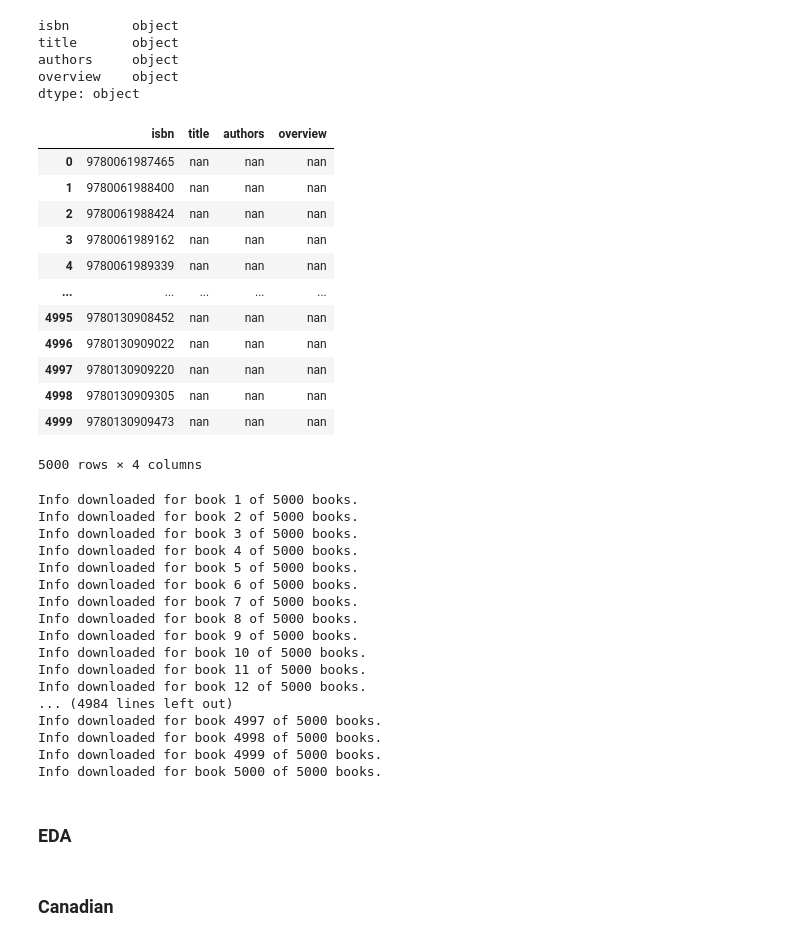
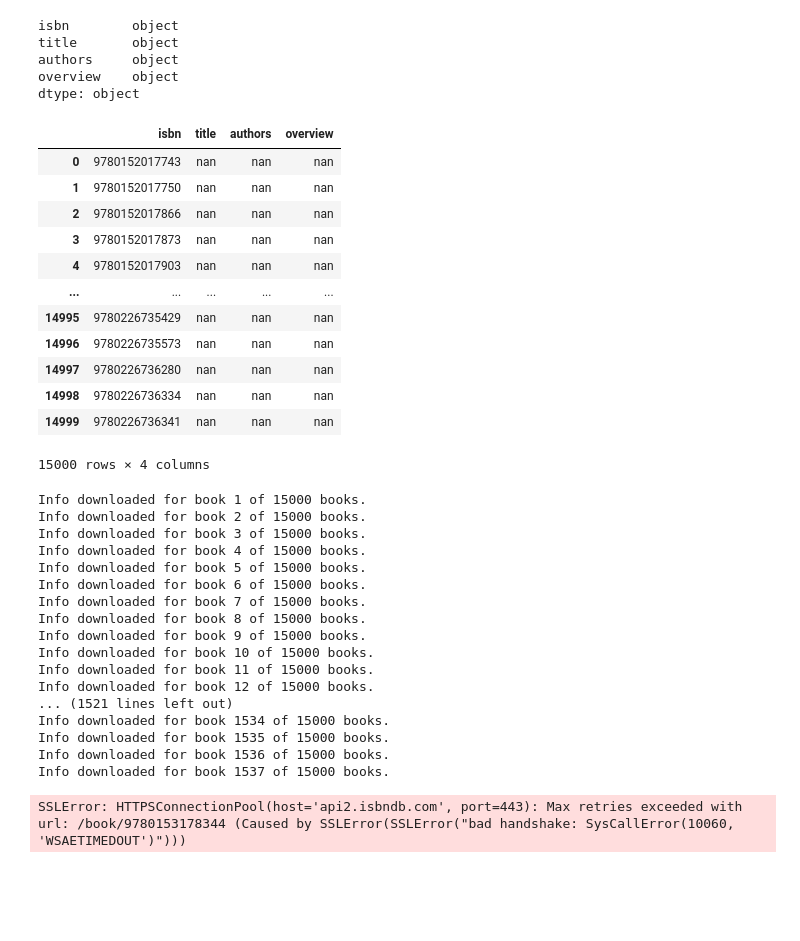
Before and after one commit to shawnsyms/shawnsyms.github.io, a Jupyter notebook: readMoreCanlit/part_3/code/data_acquisition_1.ipynb, the cells around one changed output. Drawn from its saved outputs; the diff is of its cells as text; code cells hidden in the pictures; blank space fills up the shorter version.

```diff
--- a/readMoreCanlit/part_3/code/data_acquisition_1.ipynb
+++ b/readMoreCanlit/part_3/code/data_acquisition_1.ipynb
@@ -53,22 +53,22 @@ authors     object
 overview    object
 dtype: object
 # %%
-isbn = isbn[:5000]
+isbn = isbn[:15000]
 isbn
 # %% [output]
 |  | isbn | title | authors | overview |
-| 0 | 9780061987465 | nan | nan | nan |
-| 1 | 9780061988400 | nan | nan | nan |
-| 2 | 9780061988424 | nan | nan | nan |
-| 3 | 9780061989162 | nan | nan | nan |
-| 4 | 9780061989339 | nan | nan | nan |
+| 0 | 9780152017743 | nan | nan | nan |
+| 1 | 9780152017750 | nan | nan | nan |
+| 2 | 9780152017866 | nan | nan | nan |
+| 3 | 9780152017873 | nan | nan | nan |
+| 4 | 9780152017903 | nan | nan | nan |
 | ... | ... | ... | ... | ... |
-| 4995 | 9780130908452 | nan | nan | nan |
-| 4996 | 9780130909022 | nan | nan | nan |
-| 4997 | 9780130909220 | nan | nan | nan |
-| 4998 | 9780130909305 | nan | nan | nan |
-| 4999 | 9780130909473 | nan | nan | nan |
+| 14995 | 9780226735429 | nan | nan | nan |
+| 14996 | 9780226735573 | nan | nan | nan |
+| 14997 | 9780226736280 | nan | nan | nan |
+| 14998 | 9780226736334 | nan | nan | nan |
+| 14999 | 9780226736341 | nan | nan | nan |
-5000 rows × 4 columns
+15000 rows × 4 columns
 # %%
 for j in range(len(isbn)):
 
@@ -99,27 +99,26 @@ for j in range(len(isbn)):
 
     time.sleep(1)
 # %% [output]
-Info downloaded for book 1 of 5000 books.
-Info downloaded for book 2 of 5000 books.
-Info downloaded for book 3 of 5000 books.
-Info downloaded for book 4 of 5000 books.
-Info downloaded for book 5 of 5000 books.
-Info downloaded for book 6 of 5000 books.
-Info downloaded for book 7 of 5000 books.
-Info downloaded for book 8 of 5000 books.
-Info downloaded for book 9 of 5000 books.
-Info downloaded for book 10 of 5000 books.
-Info downloaded for book 11 of 5000 books.
-Info downloaded for book 12 of 5000 books.
-... (4984 lines left out)
-Info downloaded for book 4997 of 5000 books.
-Info downloaded for book 4998 of 5000 books.
-Info downloaded for book 4999 of 5000 books.
-Info downloaded for book 5000 of 5000 books.
+Info downloaded for book 1 of 15000 books.
+Info downloaded for book 2 of 15000 books.
+Info downloaded for book 3 of 15000 books.
+Info downloaded for book 4 of 15000 books.
+Info downloaded for book 5 of 15000 books.
+Info downloaded for book 6 of 15000 books.
+Info downloaded for book 7 of 15000 books.
+Info downloaded for book 8 of 15000 books.
+Info downloaded for book 9 of 15000 books.
+Info downloaded for book 10 of 15000 books.
+Info downloaded for book 11 of 15000 books.
+Info downloaded for book 12 of 15000 books.
+... (1521 lines left out)
+Info downloaded for book 1534 of 15000 books.
+Info downloaded for book 1535 of 15000 books.
+Info downloaded for book 1536 of 15000 books.
+Info downloaded for book 1537 of 15000 books.
+SSLError: HTTPSConnectionPool(host='api2.isbndb.com', port=443): Max retries exceeded with url: /book/9780153178344 (Caused by SSLError(SSLError("bad handshake: SysCallError(10060, 'WSAETIMEDOUT')")))
 # %%
 now = datetime.now()
 dt = now.strftime("%d-%m-%Y_%H-%M-%S")
 
 isbn.to_csv('../data/saved/isbn' + dt +'.csv', index = False)
-# %% [markdown]
-### EDA
@@ -133,2 +124,0 @@ isbn.to_csv('../data/saved/isbn' + dt +'.csv', index = False)
-# %% [markdown]
-### Canadian
```
Also changed, not shown: parts of 27 cells of this notebook, 30 other files.
